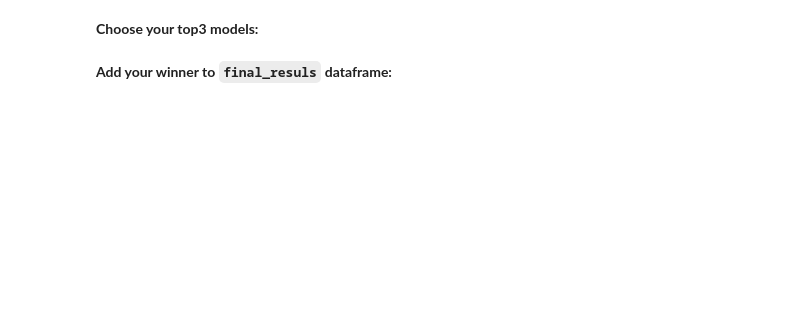
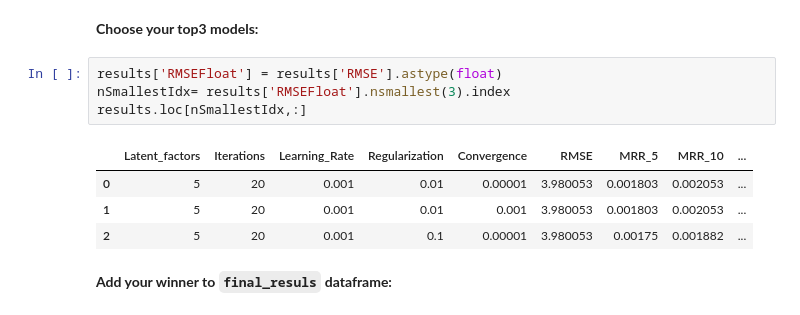
Before and after one commit to tsalex1992/Recommendation-Systems, a Jupyter notebook: HW1/Assignment1.ipynb, the cells around one changed output. Drawn from its saved outputs; the diff is of its cells as text; blank space fills up the shorter version.

```diff
--- a/HW1/Assignment1.ipynb
+++ b/HW1/Assignment1.ipynb
@@ -931,4 +1017,13 @@ plotMetric(results,'Regularization')
 # %% [markdown]
 **Choose your top3 models:**
+# %%
+results['RMSEFloat'] = results['RMSE'].astype(float)
+nSmallestIdx= results['RMSEFloat'].nsmallest(3).index
+results.loc[nSmallestIdx,:]
+# %% [output]
+|  | Latent_factors | Iterations | Learning_Rate | Regularization | Convergence | RMSE | MRR_5 | MRR_10 | ... |
+| 0 | 5 | 20 | 0.001 | 0.01 | 0.00001 | 3.980053 | 0.001803 | 0.002053 | ... |
+| 1 | 5 | 20 | 0.001 | 0.01 | 0.001 | 3.980053 | 0.001803 | 0.002053 | ... |
+| 2 | 5 | 20 | 0.001 | 0.1 | 0.00001 | 3.980053 | 0.00175 | 0.001882 | ... |
 # %% [markdown]
 **Add your winner to `final_resuls` dataframe:**
```
Also changed, not shown: parts of 7 cells of this notebook.
